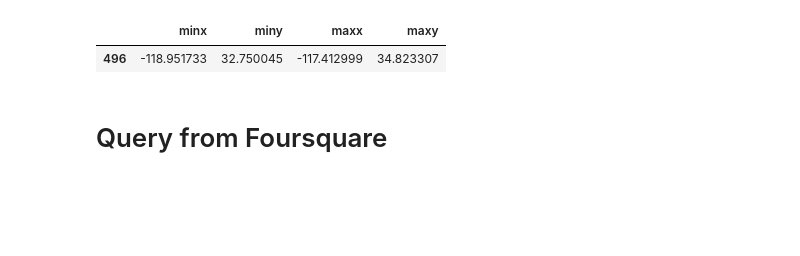
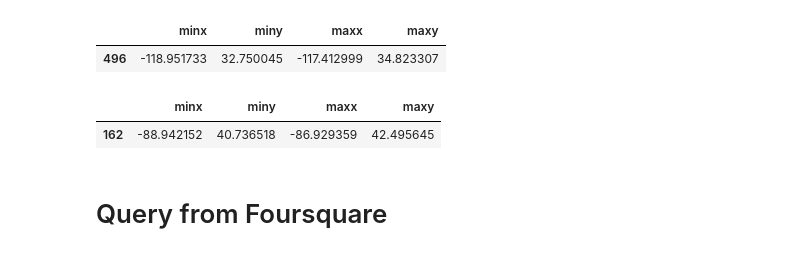
Before and after one commit to HOUPU1993/POI-study, a Jupyter notebook: 2.data_engenering/data_engineering.ipynb, the cells around one changed output. Drawn from its saved outputs; the diff is of its cells as text; code cells hidden in the pictures; blank space fills up the shorter version.

```diff
--- a/2.data_engenering/data_engineering.ipynb
+++ b/2.data_engenering/data_engineering.ipynb
@@ -21,6 +21,12 @@ msa_la.bounds
 # %% [output]
 |  | minx | miny | maxx | maxy |
 | 496 | -118.951733 | 32.750045 | -117.412999 | 34.823307 |
+# %%
+msa_chicago = us_msa[us_msa['CBSACODE']=='16980']
+msa_chicago.bounds
+# %% [output]
+|  | minx | miny | maxx | maxy |
+| 162 | -88.942152 | 40.736518 | -86.929359 | 42.495645 |
 # %% [markdown]
 # Query from Foursquare
 # %%
```
Also changed, not shown: parts of 46 cells of this notebook, 3 other files.
